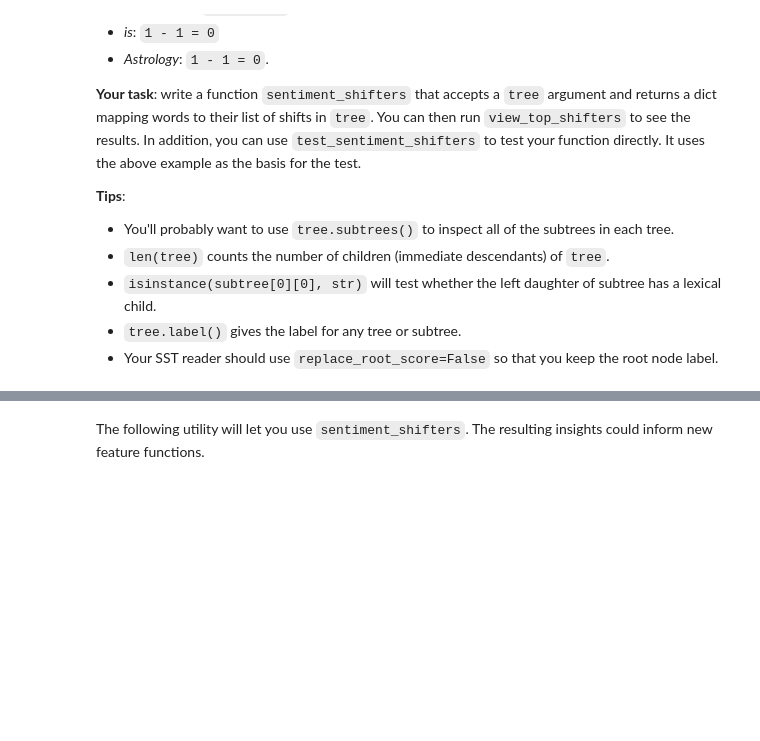
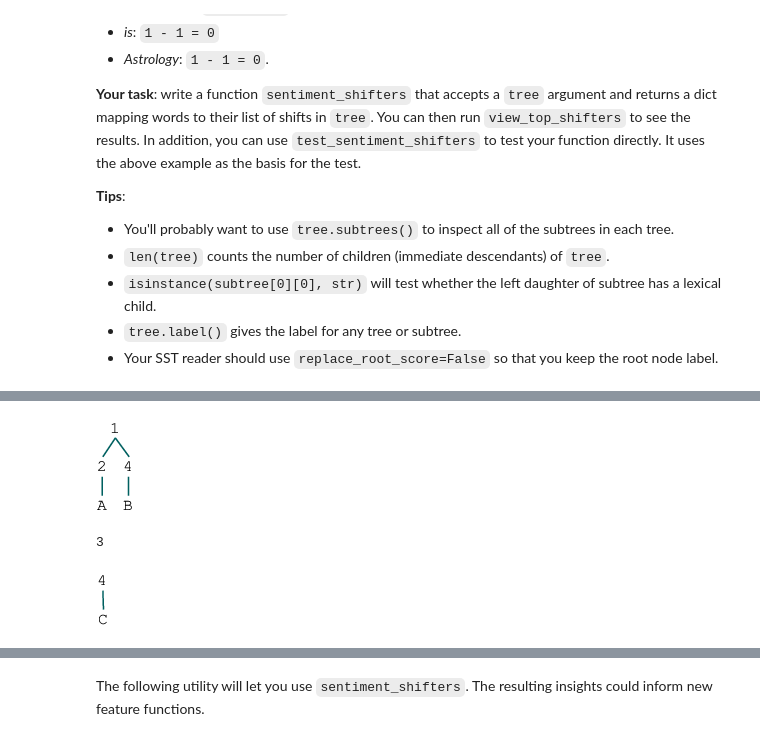
Before and after one commit to neodelphis/cs224u, a Jupyter notebook: hw2_sst.ipynb, the cells around one changed output, grey strips where cells are left out. Drawn from its saved outputs; the diff is of its cells as text; code cells hidden in the pictures; blank space fills up the shorter version.

```diff
--- a/hw2_sst.ipynb
+++ b/hw2_sst.ipynb
@@ -303,0 +507,15 @@ __Tips__:
+# %%
+tree = Tree.fromstring(
+    """(1 (2 A) (4 B))""")
+
+tree
+# %% [output]
+[figure, added]
+# %%
+len(tree)
+# %% [output]
+3
+# %%
+tree[2]
+# %% [output]
+[figure, added]
```
Also changed, not shown: parts of 31 cells of this notebook, 3 other files.
